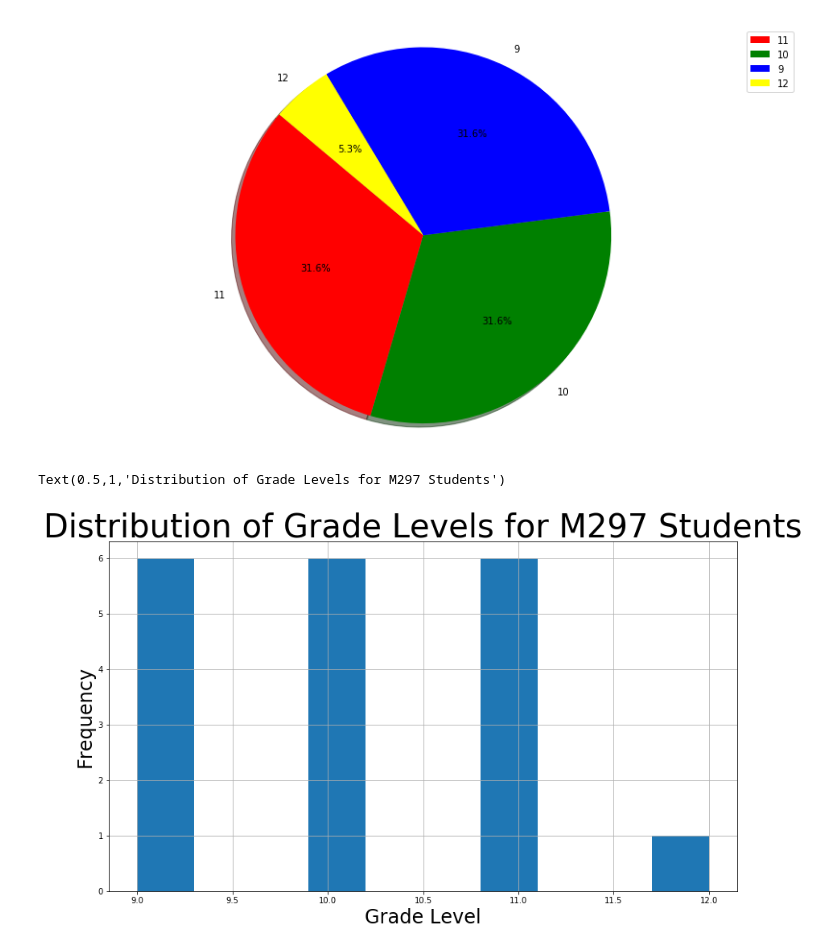
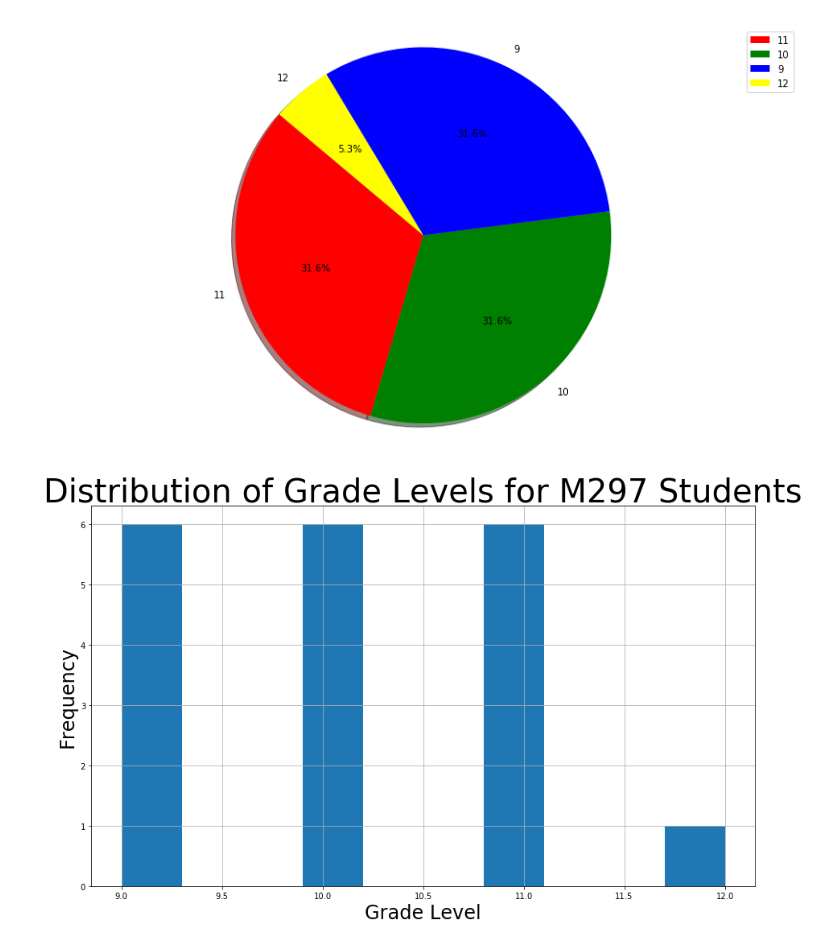
Before and after one commit to TheChanRProject/M297, a Jupyter notebook: hands-on/notebooks/Student Representation Activity.ipynb, the cells around one changed output. Cells and saved outputs as stored; diff of their text form; code cells hidden in the pictures.

```diff
--- a/hands-on/notebooks/Student Representation Activity.ipynb
+++ b/hands-on/notebooks/Student Representation Activity.ipynb
@@ -150,11 +150,11 @@ plt.legend()
 # %%
 # Histogram
 
 plt.figure(figsize=(14,8))
 studentData['Grade Number'].hist()
 plt.xlabel("Grade Level", size="24")
 plt.ylabel("Frequency", size="24")
 plt.title("Distribution of Grade Levels for M297 Students", size="40")
+plt.tight_layout()
 # %% [output]
-Text(0.5,1,'Distribution of Grade Levels for M297 Students')
-[figure, old version]
+[figure, new version]
```
